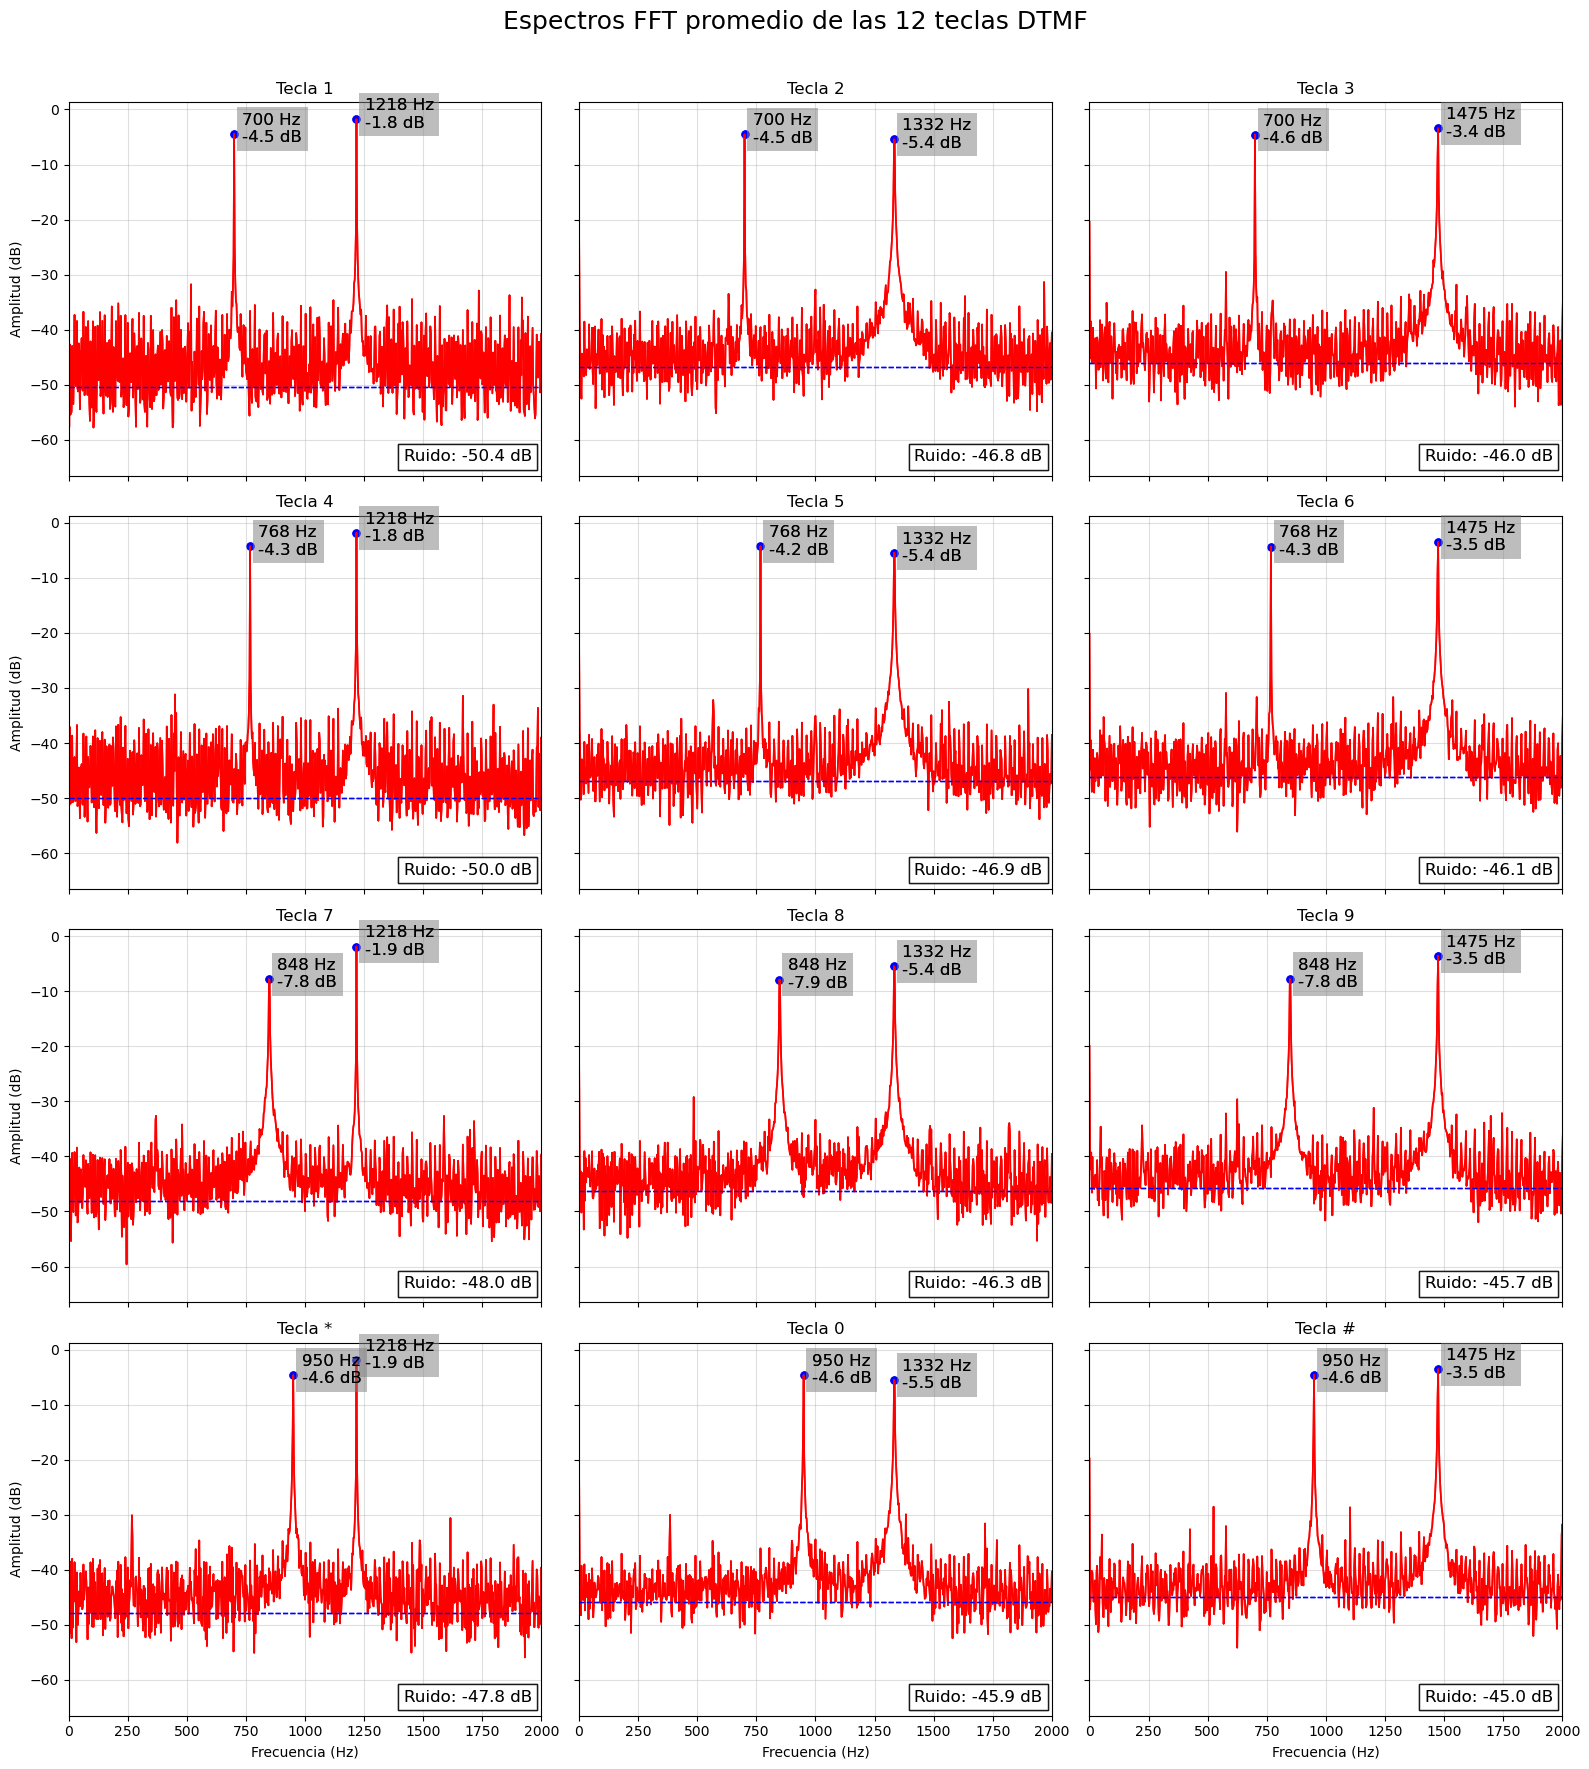
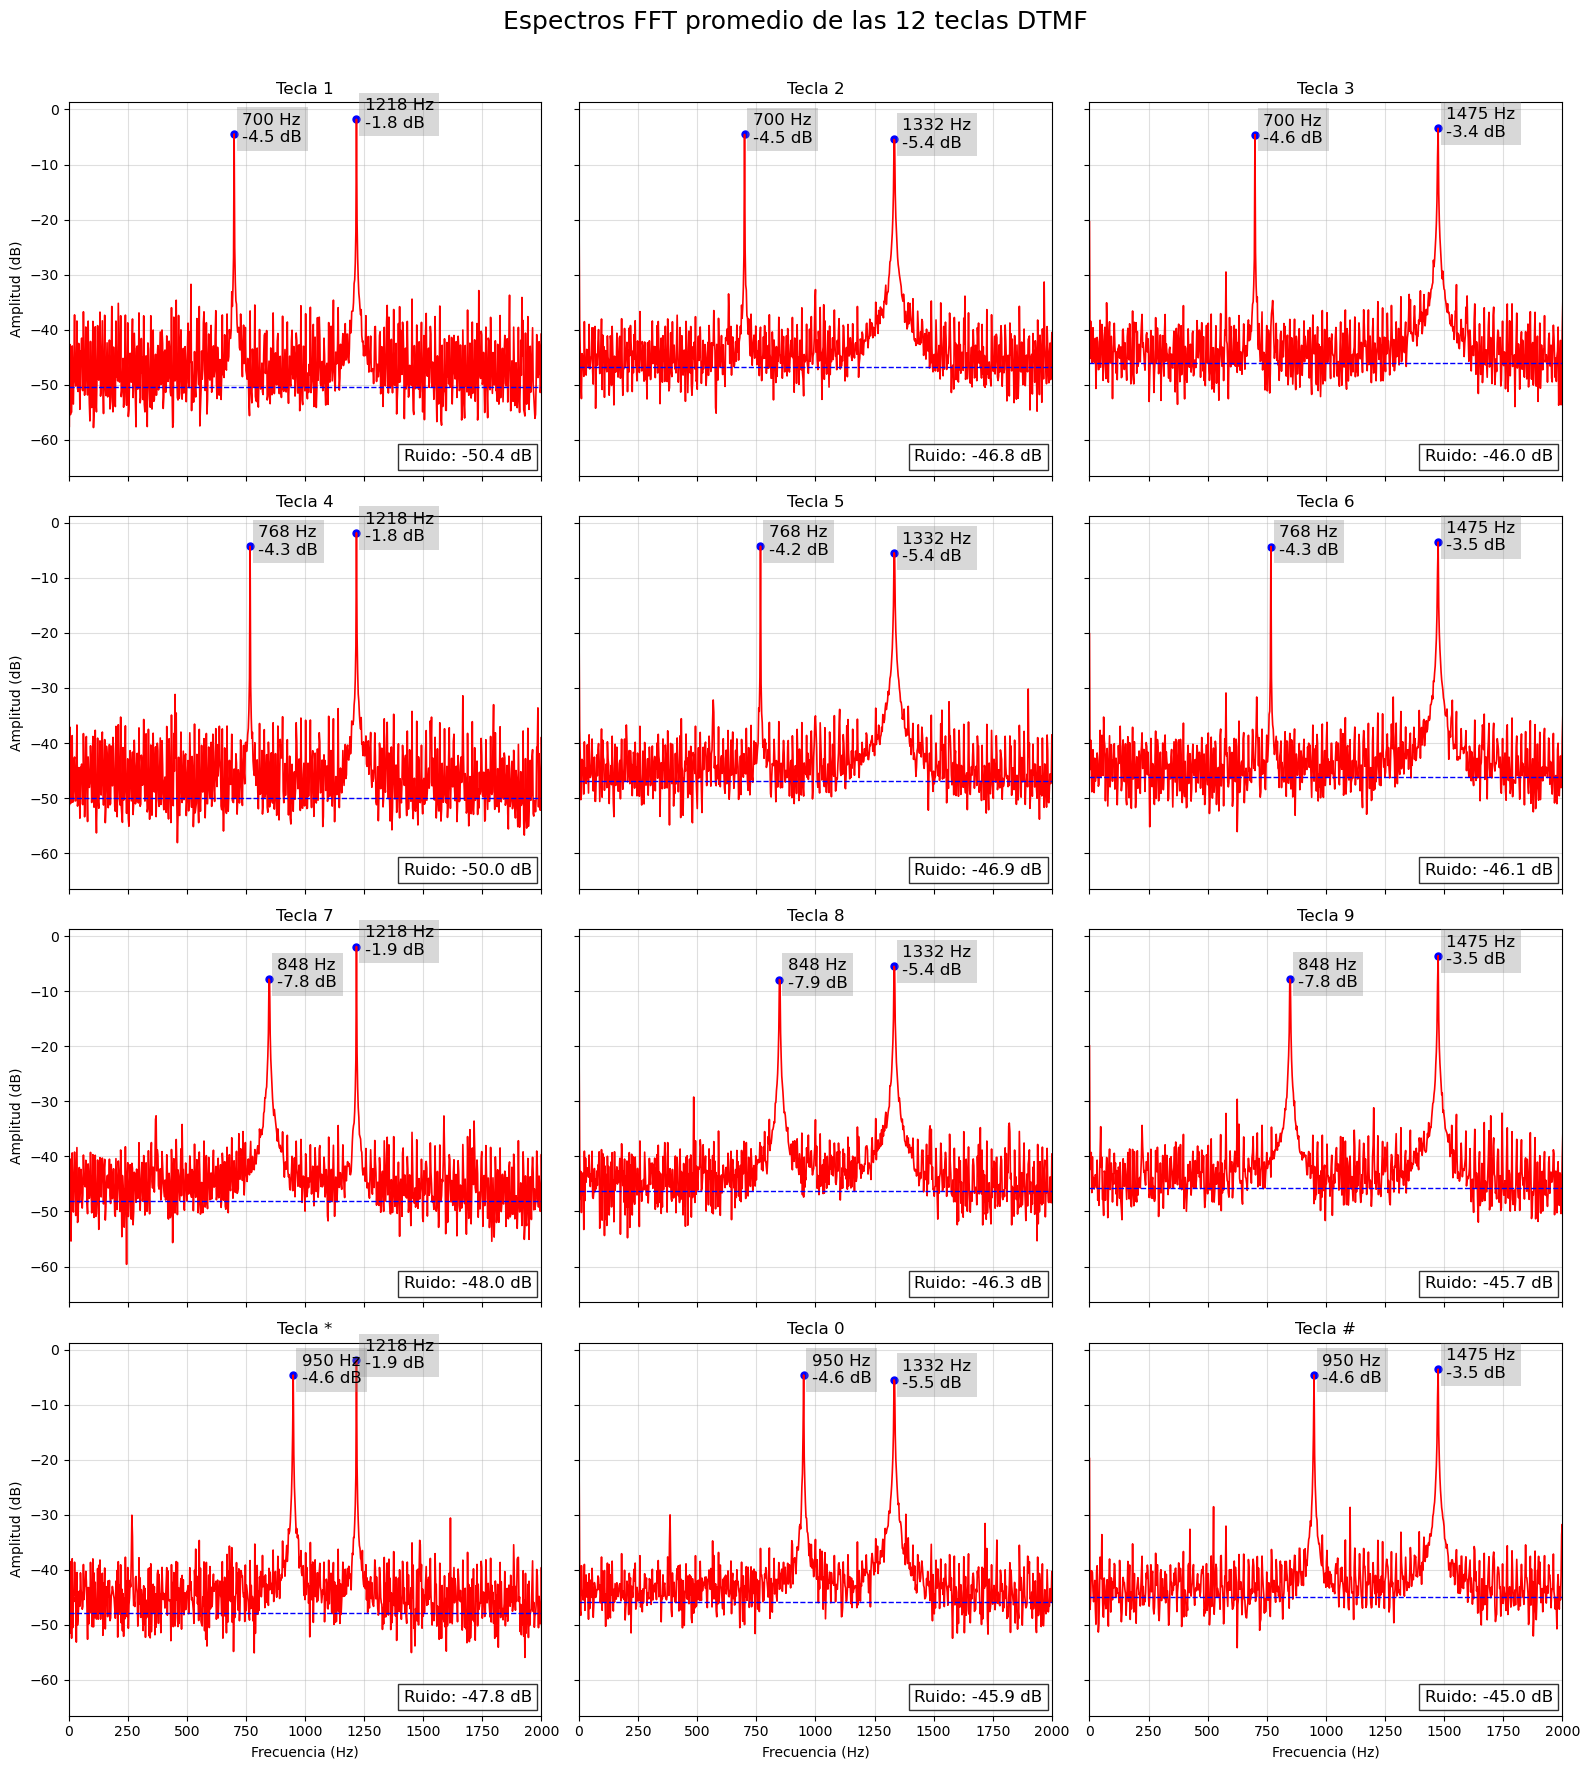
The notebook cell's code change between the first figure and the second:
--- before
+++ after
@@ -53,9 +53,11 @@
         ])
 
-        graficar_fft(res["frecuencia"], res["magnitud_dbm"], 
-                     tonos_detectados, res["piso_ruido_db"], 
-                     tecla, axs[fila, columna])
-        
-        graficar_fft(res["frecuencia"], res["magnitud_dbm"], 
+#############
+# Para usar dBV o dBm tambien cambiarlo en picos y piso de ruido
+# en procesar_mediciones()
+#############
+        graficar_fft(res["frecuencia"], 
+                res["magnitud_dbm"], 
+                #res["magnitud_dbv"], 
                 tonos_detectados, res["piso_ruido_db"], 
                 tecla, axs[fila, columna])

Commit: v2 finalizada